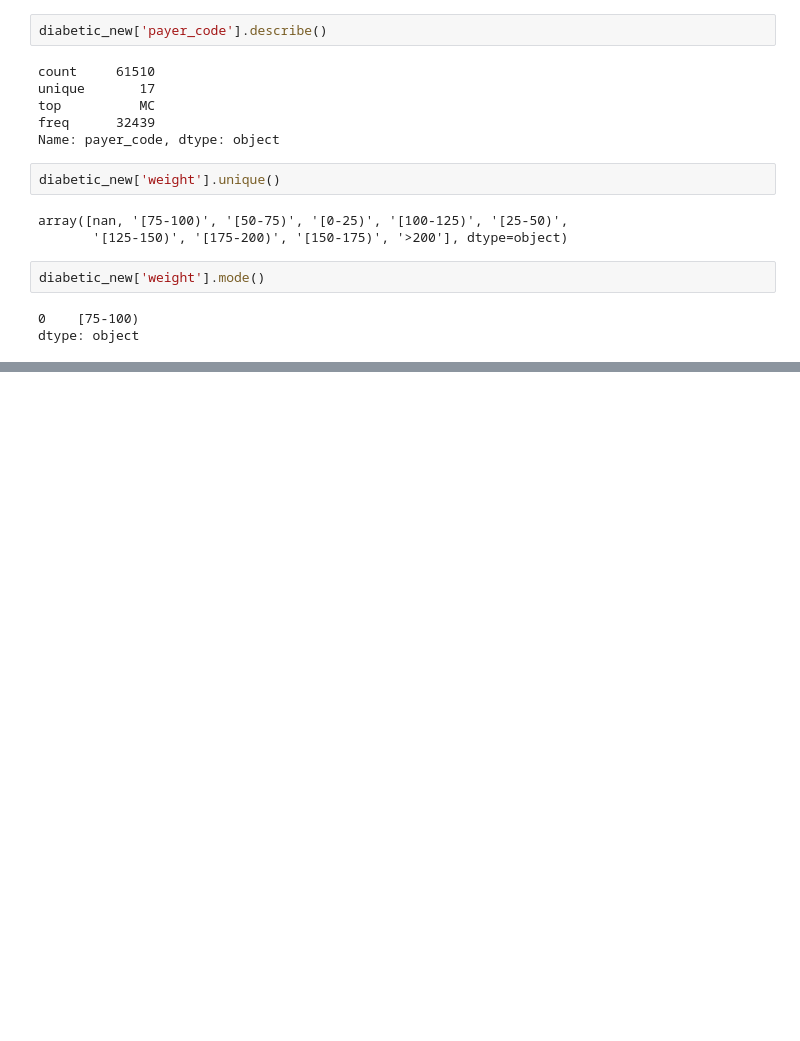
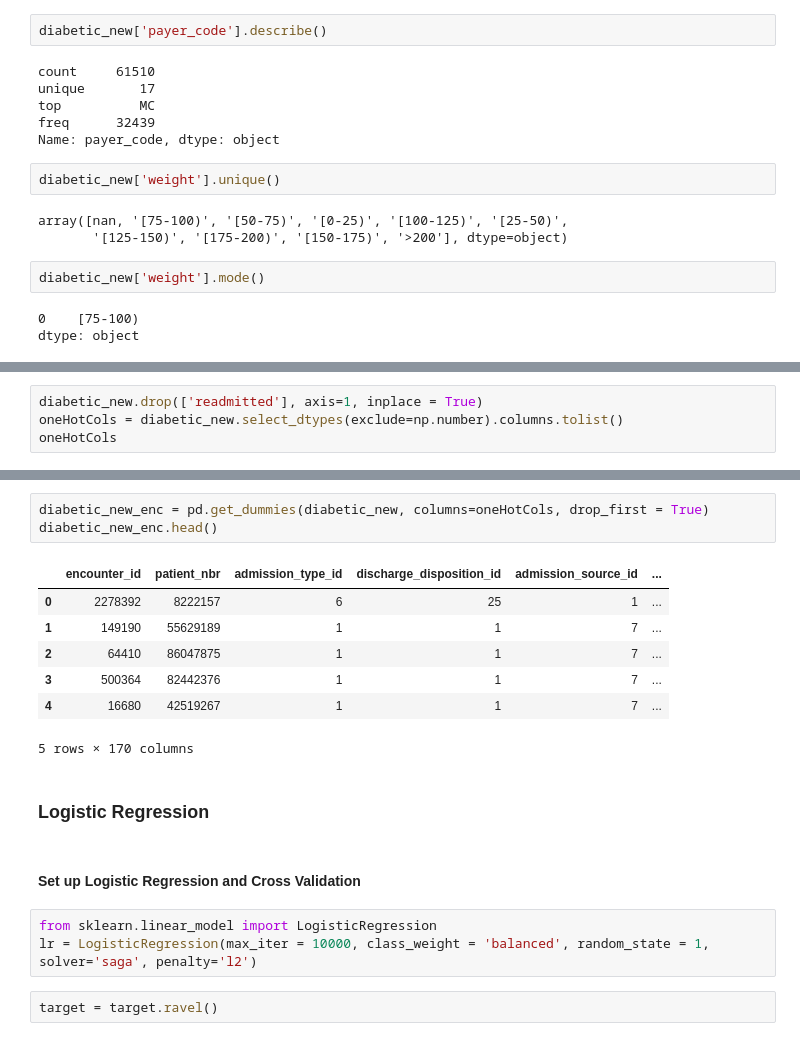
Before and after one commit to VenkataVanga/Quantifying-the-World-DS7333-, a Jupyter notebook: CS#2_Diabetes/Diabetic Hospital Readmission.ipynb, the cells around one changed output, grey strips where cells are left out. Saved outputs shown, nothing was run; the diff lists cells and outputs as text; blank space fills up the shorter version.

```diff
--- a/CS#2_Diabetes/Diabetic Hospital Readmission.ipynb
+++ b/CS#2_Diabetes/Diabetic Hospital Readmission.ipynb
@@ -121,0 +239,4 @@ diabetic_new['weight'].isna().sum()
+# %%
+diabetic_new.drop(['readmitted'], axis=1, inplace = True)
+oneHotCols = diabetic_new.select_dtypes(exclude=np.number).columns.tolist()
+oneHotCols
@@ -121,0 +261,20 @@ diabetic_new['weight'].isna().sum()
+# %%
+diabetic_new_enc = pd.get_dummies(diabetic_new, columns=oneHotCols, drop_first = True)
+diabetic_new_enc.head()
+# %% [output]
+|  | encounter_id | patient_nbr | admission_type_id | discharge_disposition_id | admission_source_id | ... |
+| 0 | 2278392 | 8222157 | 6 | 25 | 1 | ... |
+| 1 | 149190 | 55629189 | 1 | 1 | 7 | ... |
+| 2 | 64410 | 86047875 | 1 | 1 | 7 | ... |
+| 3 | 500364 | 82442376 | 1 | 1 | 7 | ... |
+| 4 | 16680 | 42519267 | 1 | 1 | 7 | ... |
+5 rows × 170 columns
+# %% [markdown]
+### Logistic Regression
+# %% [markdown]
+#### Set up Logistic Regression and Cross Validation
+# %%
+from sklearn.linear_model import LogisticRegression
+lr = LogisticRegression(max_iter = 10000, class_weight = 'balanced', random_state = 1, solver='saga', penalty='l2')
+# %%
+target = target.ravel()
```
Also changed, not shown: parts of 30 cells of this notebook.
